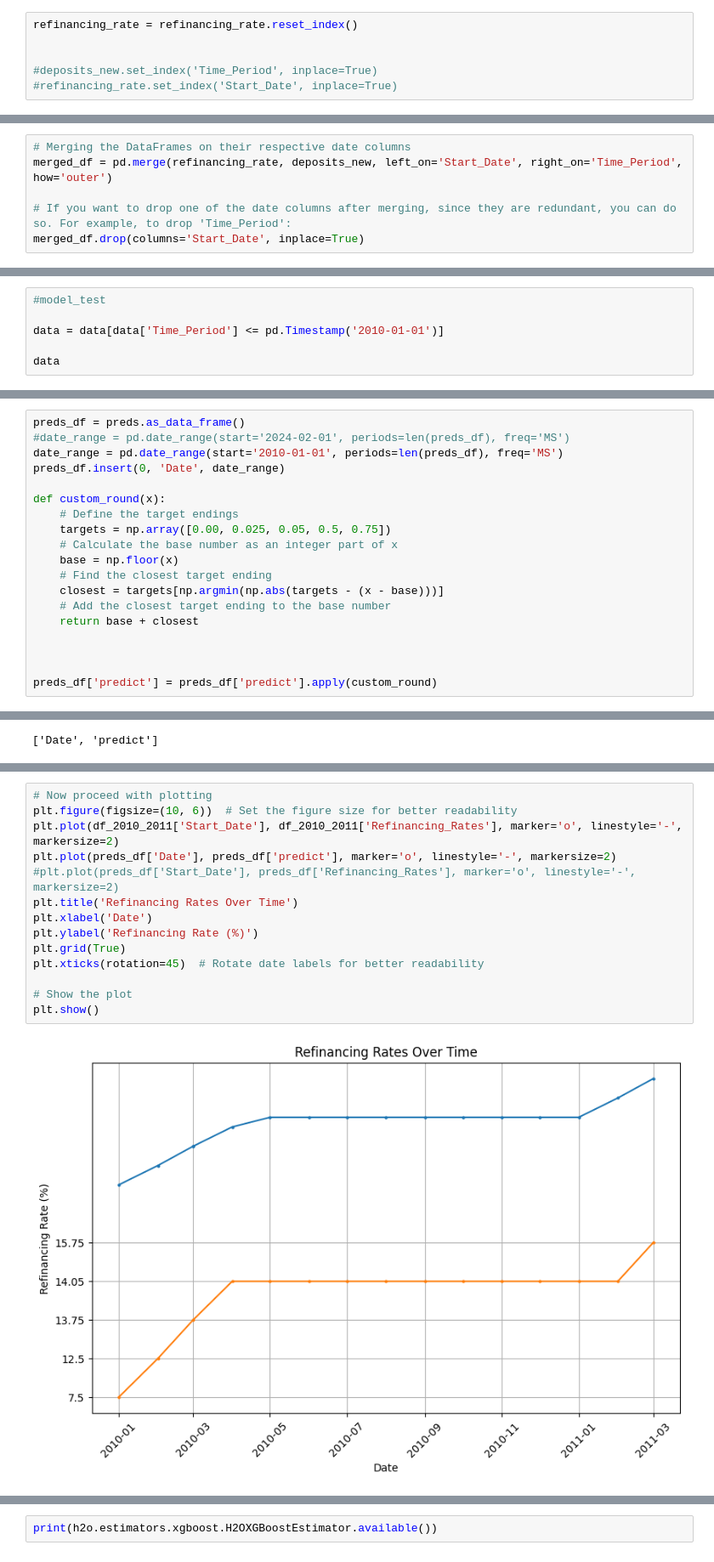
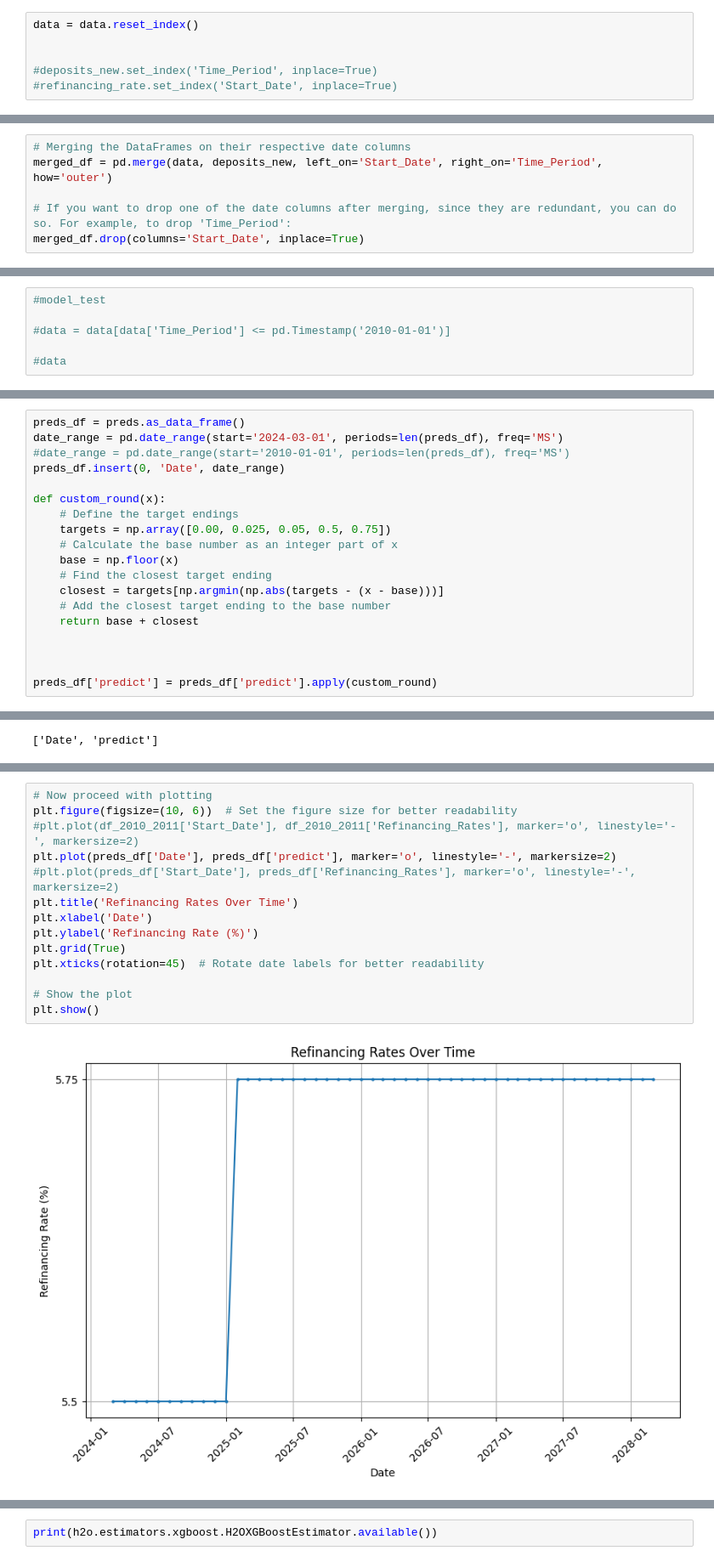
Before and after one commit to zhora-707/CBA-Rate-Path-prediction, a Jupyter notebook: prediction_draft.ipynb, the cells around one changed output, grey strips where cells are left out. Shown at 85% size. Drawn from its saved outputs; the diff is of its cells as text.

```diff
--- a/prediction_draft.ipynb
+++ b/prediction_draft.ipynb
@@ -468,7 +487,7 @@ deposits_new
 | 289 | 2024-02-01 | 2.449819 |
 243 rows × 2 columns
 # %%
-refinancing_rate = refinancing_rate.reset_index()
+data = data.reset_index()
 
 
 #deposits_new.set_index('Time_Period', inplace=True)
@@ -507,7 +527,7 @@ deposits_new
 243 rows × 2 columns
 # %%
 # Merging the DataFrames on their respective date columns
-merged_df = pd.merge(refinancing_rate, deposits_new, left_on='Start_Date', right_on='Time_Period', how='outer')
+merged_df = pd.merge(data, deposits_new, left_on='Start_Date', right_on='Time_Period', how='outer')
 
 # If you want to drop one of the date columns after merging, since they are redundant, you can do so. For example, to drop 'Time_Period':
 merged_df.drop(columns='Start_Date', inplace=True)
@@ -1533,6 +1554,6 @@ data
 # %%
 #model_test
 
-data = data[data['Time_Period'] <= pd.Timestamp('2010-01-01')]
+#data = data[data['Time_Period'] <= pd.Timestamp('2010-01-01')]
 
-data
+#data
@@ -1697,8 +1712,8 @@ preds = aml.leader.predict(test)
 preds['predict']
 # %%
 preds_df = preds.as_data_frame()
-#date_range = pd.date_range(start='2024-02-01', periods=len(preds_df), freq='MS')
-date_range = pd.date_range(start='2010-01-01', periods=len(preds_df), freq='MS')
+date_range = pd.date_range(start='2024-03-01', periods=len(preds_df), freq='MS')
+#date_range = pd.date_range(start='2010-01-01', periods=len(preds_df), freq='MS')
 preds_df.insert(0, 'Date', date_range)
 
 def custom_round(x):
@@ -1790,19 +1807,19 @@ print(df_2010_2011)
 # %%
 # Now proceed with plotting
 plt.figure(figsize=(10, 6))  # Set the figure size for better readability
-plt.plot(df_2010_2011['Start_Date'], df_2010_2011['Refinancing_Rates'], marker='o', linestyle='-', markersize=2)
+#plt.plot(df_2010_2011['Start_Date'], df_2010_2011['Refinancing_Rates'], marker='o', linestyle='-', markersize=2)
 plt.plot(preds_df['Date'], preds_df['predict'], marker='o', linestyle='-', markersize=2)
 #plt.plot(preds_df['Start_Date'], preds_df['Refinancing_Rates'], marker='o', linestyle='-', markersize=2)
 plt.title('Refinancing Rates Over Time')
 plt.xlabel('Date')
 plt.ylabel('Refinancing Rate (%)')
 plt.grid(True)
 plt.xticks(rotation=45)  # Rotate date labels for better readability
 
 # Show the plot
 plt.show()
 # %% [output]
-[figure, old version]
+[figure, new version]
 # %%
 refinancing_rate = refinancing_rate.reset_index()
 refinancing_rate
```
Also changed, not shown: parts of 40 cells of this notebook.
